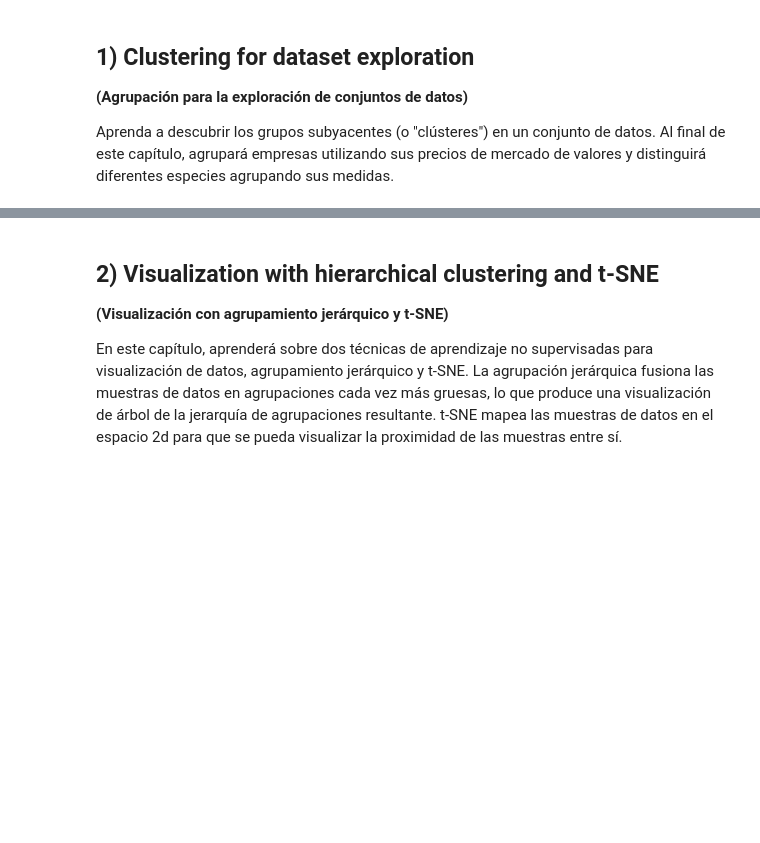
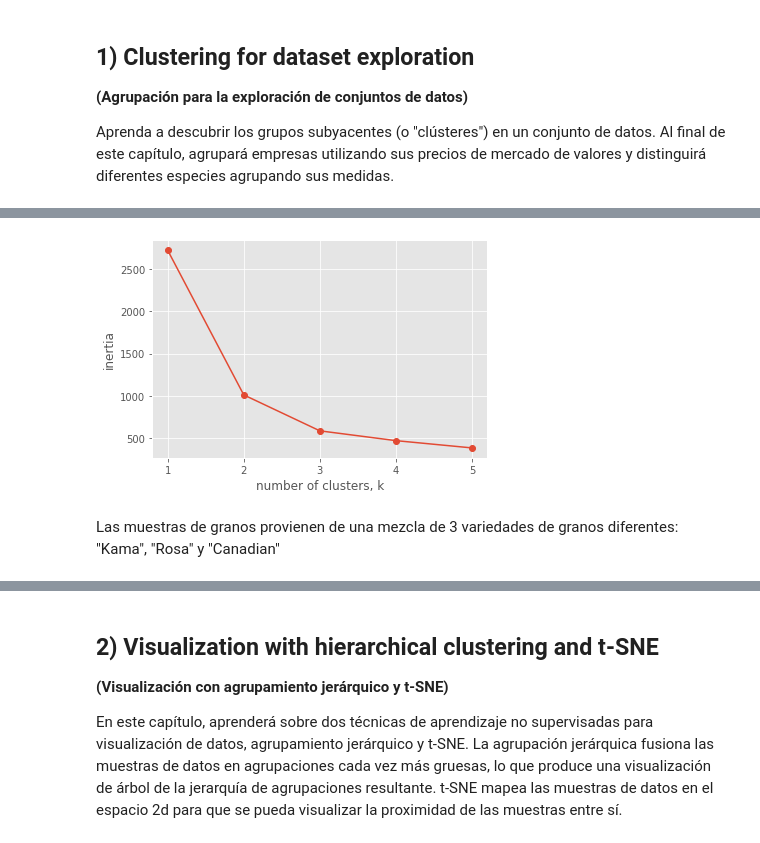
Before and after one commit to MayumyCH/data-scientist-with-python-datacamp, a Jupyter notebook: 1. Courses/26. Unsupervised Learning in Python/Unsupervised Learning in Python.ipynb, the cells around one changed output, grey strips where cells are left out. Saved outputs shown, nothing was run; the diff lists cells and outputs as text; code cells hidden in the pictures; blank space fills up the shorter version.

Commit message:
fix: update orden cheat sheet and add notebook unsupervised

```diff
--- a/1. Courses/26. Unsupervised Learning in Python/Unsupervised Learning in Python.ipynb
+++ b/1. Courses/26. Unsupervised Learning in Python/Unsupervised Learning in Python.ipynb
@@ -20,6 +20,17 @@ Este es el mundo del aprendizaje no supervisado, llamado así porque no está gu
 El aprendizaje no supervisado abarca una variedad de técnicas en el aprendizaje automático, desde **la agrupación en clústeres hasta la reducción de dimensiones y la factorización matricial**.
 
 En este curso, aprenderá los fundamentos del aprendizaje no supervisado e implementará los algoritmos esenciales utilizando scikit-learn y scipy. Aprenderá a agrupar, transformar, visualizar y extraer conocimientos de conjuntos de datos sin etiquetar, y finalizará el curso creando _un sistema de recomendación para recomendar artistas musicales populares_.
+# %%
+from sklearn.cluster import KMeans
+from sklearn.pipeline import make_pipeline
+from sklearn.preprocessing import StandardScaler
+
+import pandas as pd
+import numpy as np
+import matplotlib.pyplot as plt
+import seaborn as sns
+import matplotlib.pyplot as plt
+plt.style.use('ggplot')
 # %% [markdown]
 ## 1) Clustering for dataset exploration
 
@@ -28,0 +47,4 @@ Aprenda a descubrir los grupos subyacentes (o "clústeres") en un conjunto de da
+# %%
+df = pd.read_csv('https://raw.githubusercontent.com/MayumyCH/data-scientist-with-python-datacamp/main/1.%20Courses/26.%20Unsupervised%20Learning%20in%20Python/dataset/seeds.csv',
+                 header=None)
+df.head()
@@ -28,0 +58,26 @@ Aprenda a descubrir los grupos subyacentes (o "clústeres") en un conjunto de da
+# %%
+samples = df.drop(7, axis=1).values
+# %%
+ks = range(1, 6)
+inertias = []
+
+for k in ks:
+    # Create a KMeans instance with k clusters: model
+    model = KMeans(n_clusters=k)
+
+    # Fit model to samples
+    model.fit(samples)
+
+    # Append the inertia to the list of inertias
+    inertias.append(model.inertia_)
+
+# Plot ks vs inertias
+plt.plot(ks, inertias, '-o')
+plt.xlabel('number of clusters, k')
+plt.ylabel('inertia')
+plt.xticks(ks)
+plt.show()
+# %% [output]
+[figure, added]
+# %% [markdown]
+Las muestras de granos provienen de una mezcla de 3 variedades de granos diferentes: "Kama", "Rosa" y "Canadian"
```
Also changed, not shown: parts of 68 cells of this notebook, 12 other files.
